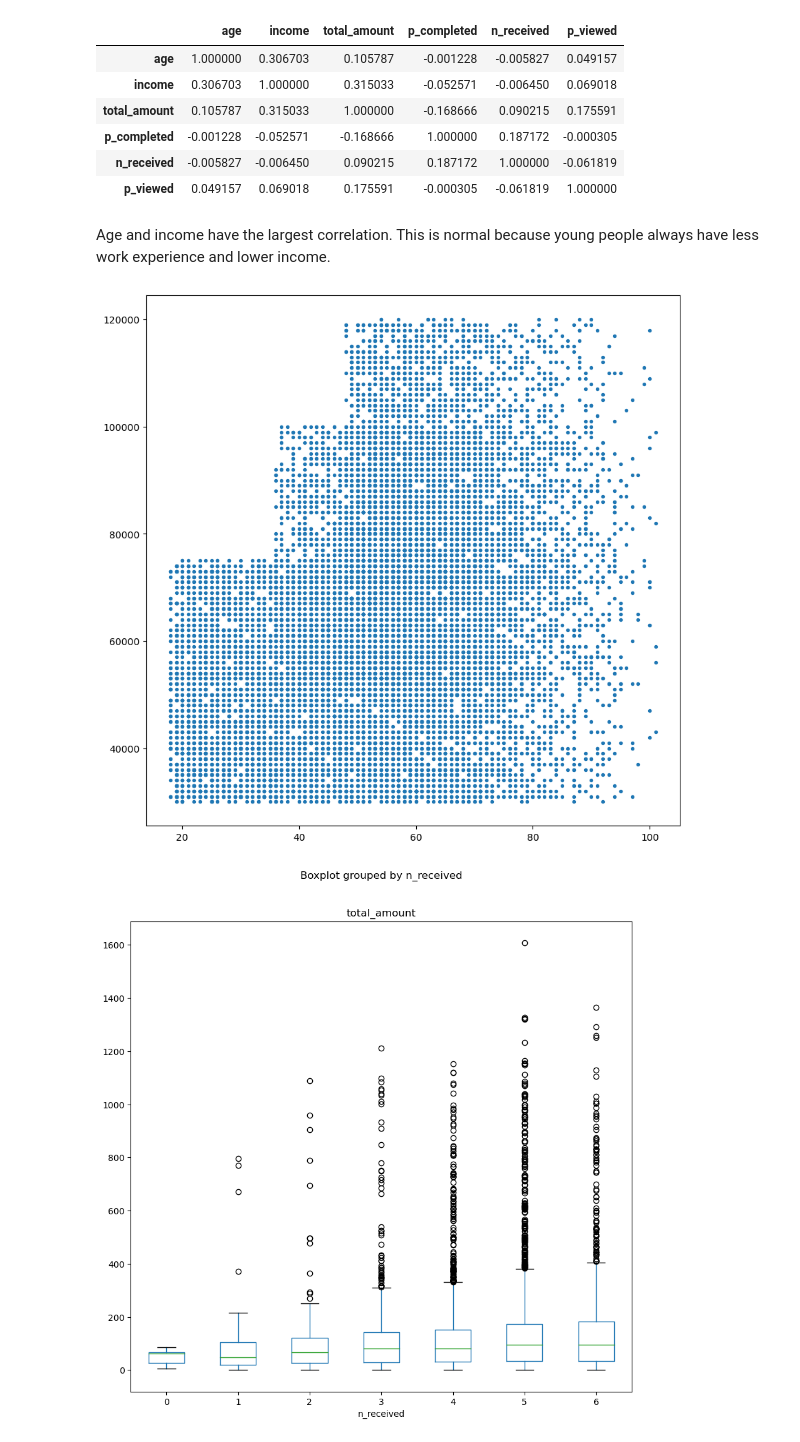
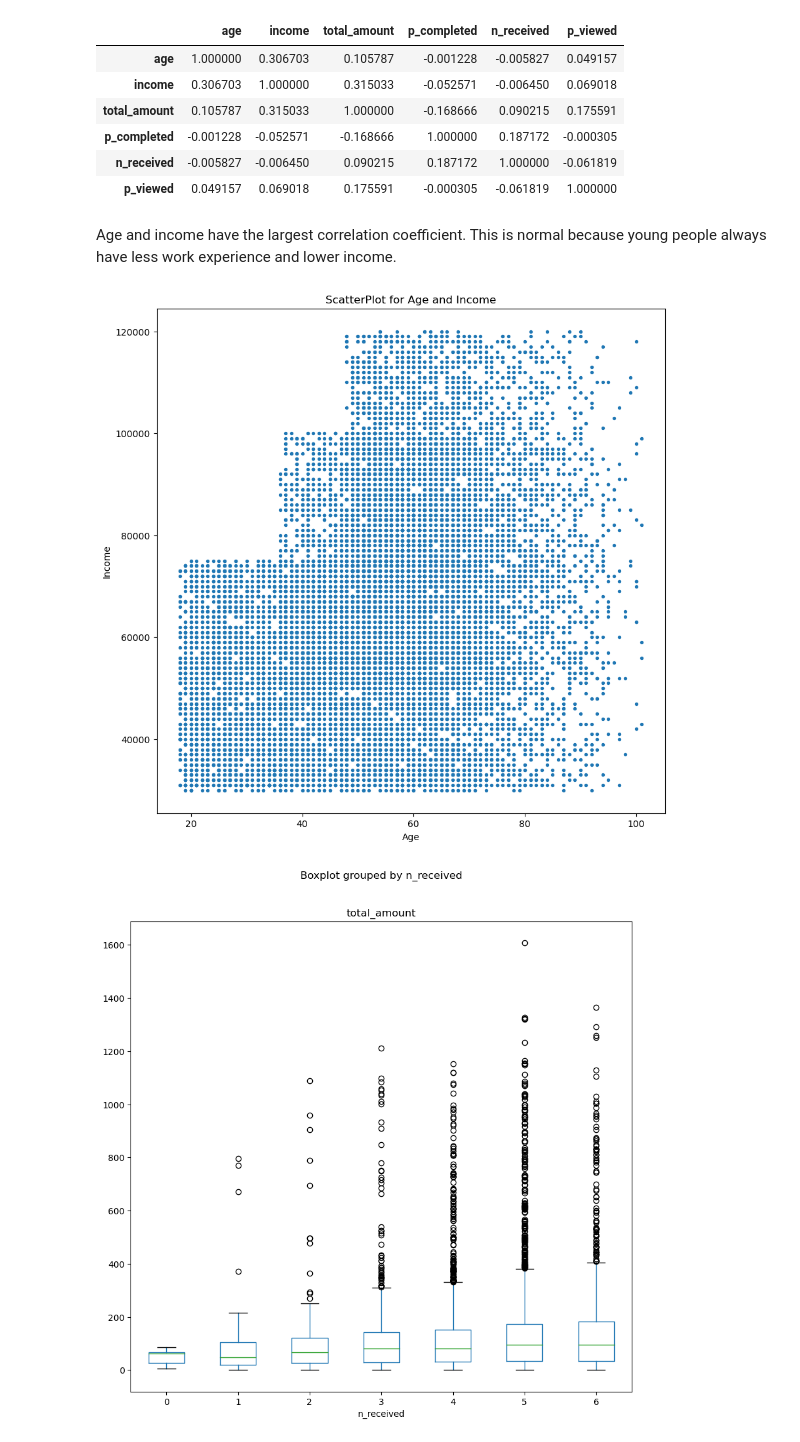
Before and after one commit to YYYHA0/Capstone-Project, a Jupyter notebook: Data.ipynb, the cells around one changed output. Cells and saved outputs as stored; diff of their text form; code cells hidden in the pictures.

Commit message:
modification of plot

```diff
--- a/Data.ipynb
+++ b/Data.ipynb
@@ -494,15 +494,18 @@ profile.corr()
 | p_completed | -0.001228 | -0.052571 | -0.168666 | 1.000000 | 0.187172 | -0.000305 |
 | n_received | -0.005827 | -0.006450 | 0.090215 | 0.187172 | 1.000000 | -0.061819 |
 | p_viewed | 0.049157 | 0.069018 | 0.175591 | -0.000305 | -0.061819 | 1.000000 |
-# %% [markdown]
-Age and income have the largest correlation. This is normal because young people always have less work experience and lower income.
+# %% [markdown]
+Age and income have the largest correlation coefficient. This is normal because young people always have less work experience and lower income.
 # %%
 # age & income
 fig, ax = plt.subplots(1, 1, figsize=(10, 10))
 ax.scatter(age, income, s=8)
+plt.xlabel('Age')
+plt.ylabel('Income')
+plt.title('ScatterPlot for Age and Income')
 plt.show()
 # %% [output]
-[figure, old version]
+[figure, new version]
 # %%
 # n_received & total_amount
 fig, ax = plt.subplots(1, 1, figsize=(10, 10))
```
Also changed, not shown: parts of 10 cells of this notebook.
